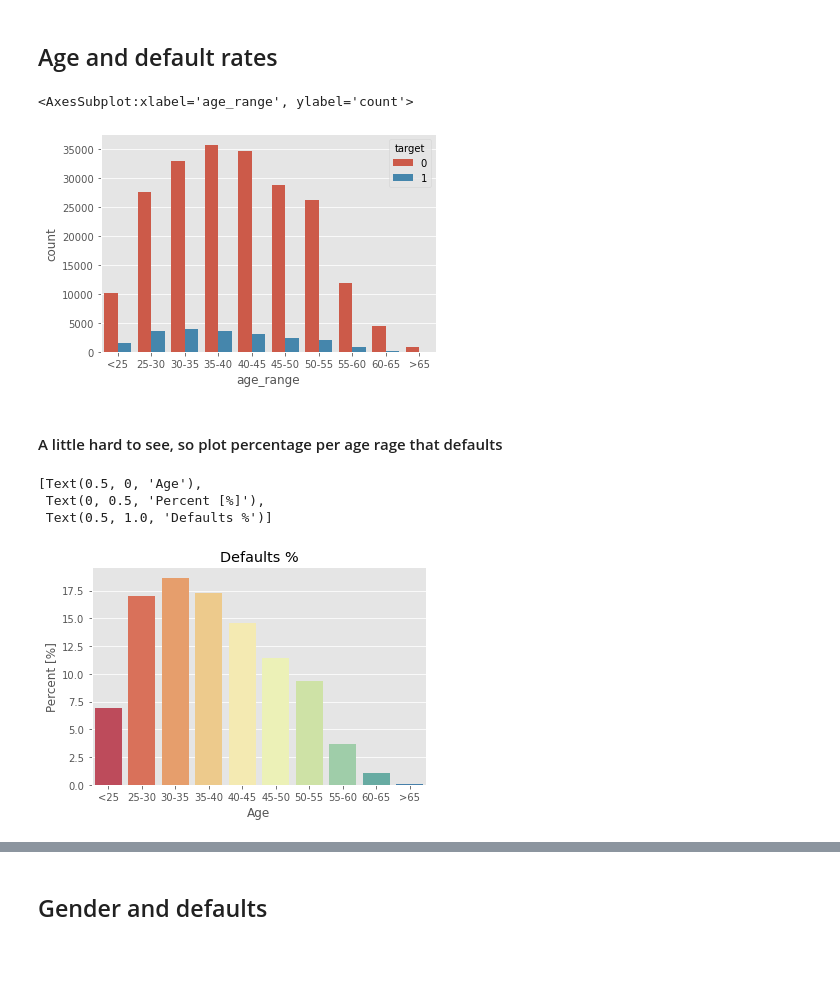
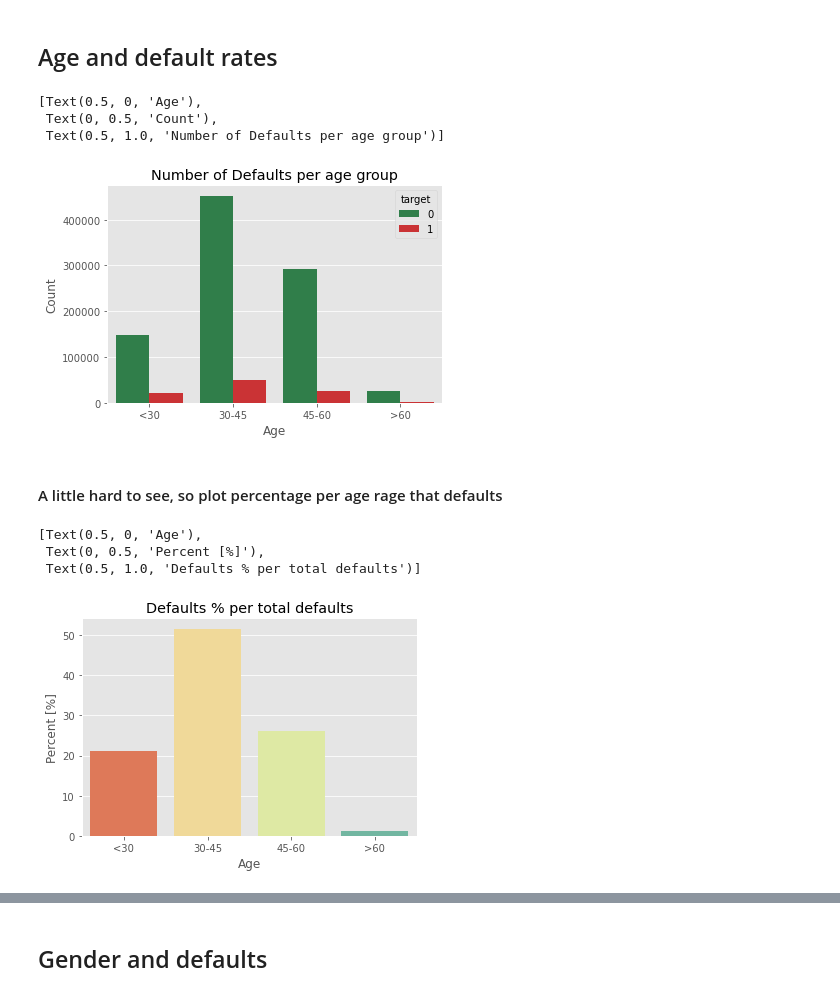
Before and after one commit to LenaChretien/Credit-Card-Fraud, a Jupyter notebook: General Data exploration.ipynb, the cells around one changed output, grey strips where cells are left out. Cells and saved outputs as stored; diff of their text form; code cells hidden in the pictures; blank space fills up the shorter version.

```diff
--- a/General Data exploration.ipynb
+++ b/General Data exploration.ipynb
@@ -28,0 +13,3 @@ print(app.shape)
+# %%
+pre_app = pd.read_csv('pre_app_clean.csv')
+app = pd.read_csv('app_clean.csv')
@@ -28,0 +37,2 @@ print(app.shape)
+# %%
+app = pre_app.merge(app, how = 'inner', on = 'id_curr')
@@ -29,5 +65,6 @@ print(app.shape)
 # %%
 palette_gender = ['#225ea8','#cb181d']
+palette_target = ['#238b45','#e31a1c']
 # %% [markdown]
 ## Type of loan and default rates
 # %%
@@ -73,11 +105,16 @@ Name: credit_type, dtype: int64
 # %% [markdown]
 ## Age and default rates
 # %%
-sns.countplot(x = 'age_range', hue = 'target', data = app, \
-              order = ['<25','25-30','30-35','35-40','40-45','45-50','50-55','55-60','60-65','>65'])
+ax = sns.countplot(x = 'age_range', hue = 'target', data = app, \
+              order = ['<30','30-45','45-60','>60'],\
+              palette = palette_target)
+
+ax.set(xlabel = 'Age', ylabel ='Count', title = 'Number of Defaults per age group')
 # %% [output]
-<AxesSubplot:xlabel='age_range', ylabel='count'>
+[Text(0.5, 0, 'Age'),
+ Text(0, 0.5, 'Count'),
+ Text(0.5, 1.0, 'Number of Defaults per age group')]
-[figure, old version]
+[figure, new version]
 # %% [markdown]
 #### A little hard to see, so plot percentage per age rage that defaults
 # %%
@@ -89,14 +126,14 @@ targ1_age_perc = (targ1_age/targ1_total)*100
 targ1_age_perc = targ1_age_perc.sort_values(ascending = False)
 
 ax = sns.barplot(x = targ1_age_perc.index, y = targ1_age_perc.values,\
-                order = ['<25','25-30','30-35','35-40','40-45','45-50','50-55','55-60','60-65','>65'],\
+                order = ['<30','30-45','45-60','>60'],\
                  palette = 'Spectral')
 ax.set(xlabel = 'Age', ylabel ='Percent [%]', title = 'Defaults % per total defaults')
 # %% [output]
 [Text(0.5, 0, 'Age'),
  Text(0, 0.5, 'Percent [%]'),
- Text(0.5, 1.0, 'Defaults %')]
+ Text(0.5, 1.0, 'Defaults % per total defaults')]
-[figure, old version]
+[figure, new version]
 # %%
 # Number of defaults per age range
 targ1_age = target1['age_range'].value_counts()
```
Also changed, not shown: parts of 68 cells of this notebook, 4 other files.
